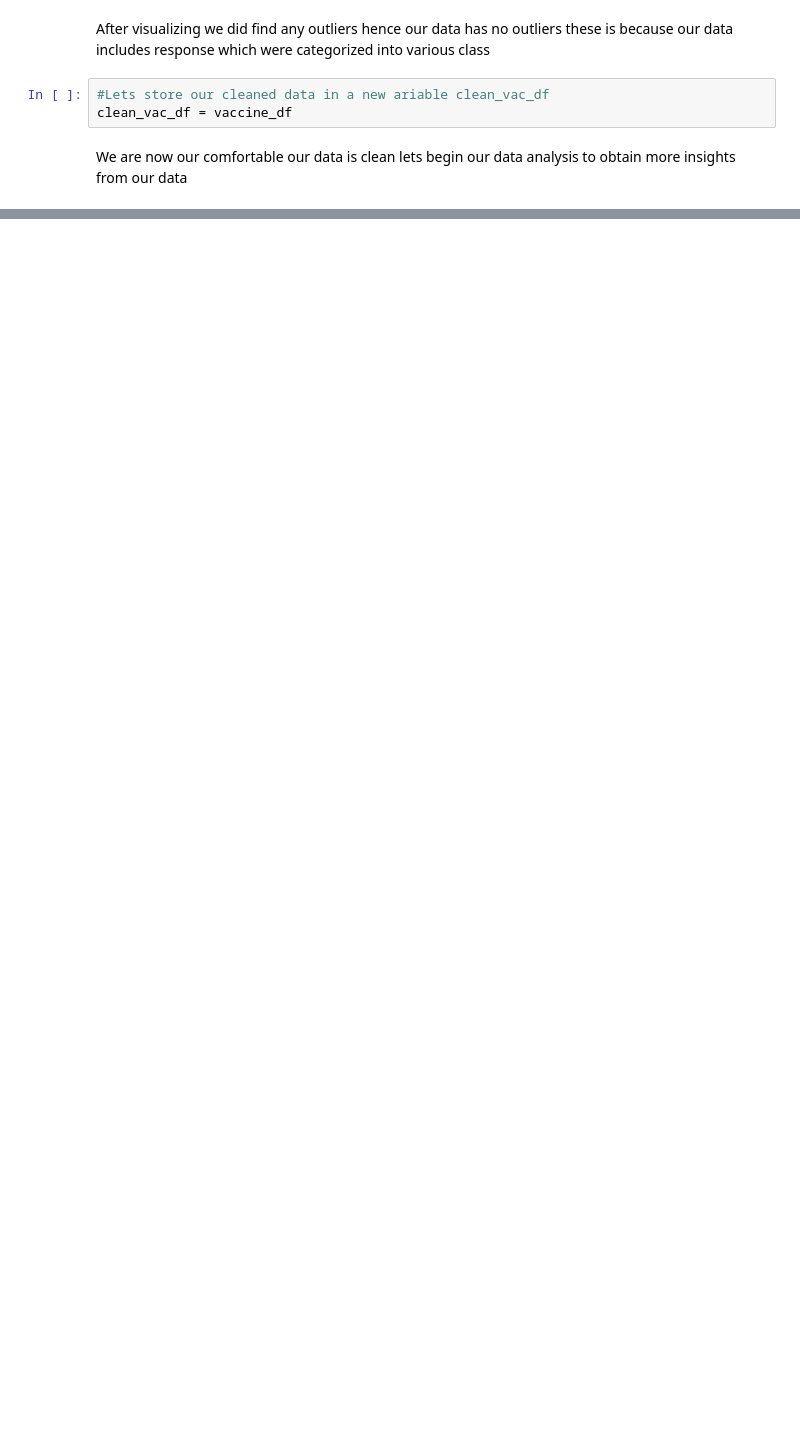
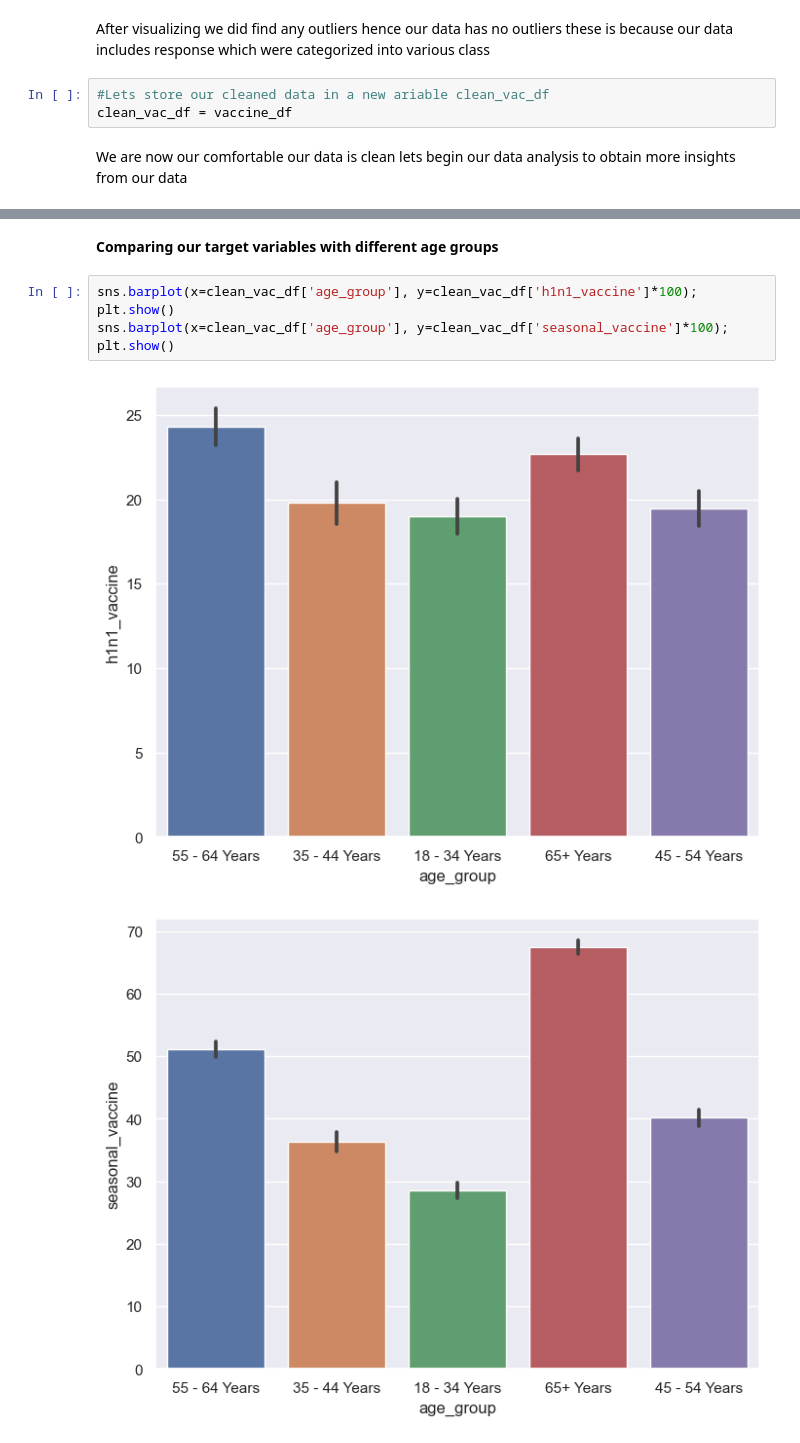
Before and after one commit to Geraldkigotho/Flu-Shot-Learning-project, a Jupyter notebook: project.ipynb, the cells around one changed output, grey strips where cells are left out. Saved outputs shown, nothing was run; the diff lists cells and outputs as text; blank space fills up the shorter version.

```diff
--- a/project.ipynb
+++ b/project.ipynb
@@ -481,0 +517,10 @@ We are now our comfortable our data is clean lets begin  our  data analysis to o
+# %% [markdown]
+**Comparing our target variables with different age groups**
+# %%
+sns.barplot(x=clean_vac_df['age_group'], y=clean_vac_df['h1n1_vaccine']*100);
+plt.show()
+sns.barplot(x=clean_vac_df['age_group'], y=clean_vac_df['seasonal_vaccine']*100);
+plt.show()
+# %% [output]
+[figure, added]
+[figure, added]
```
Also changed, not shown: parts of 15 cells of this notebook.
